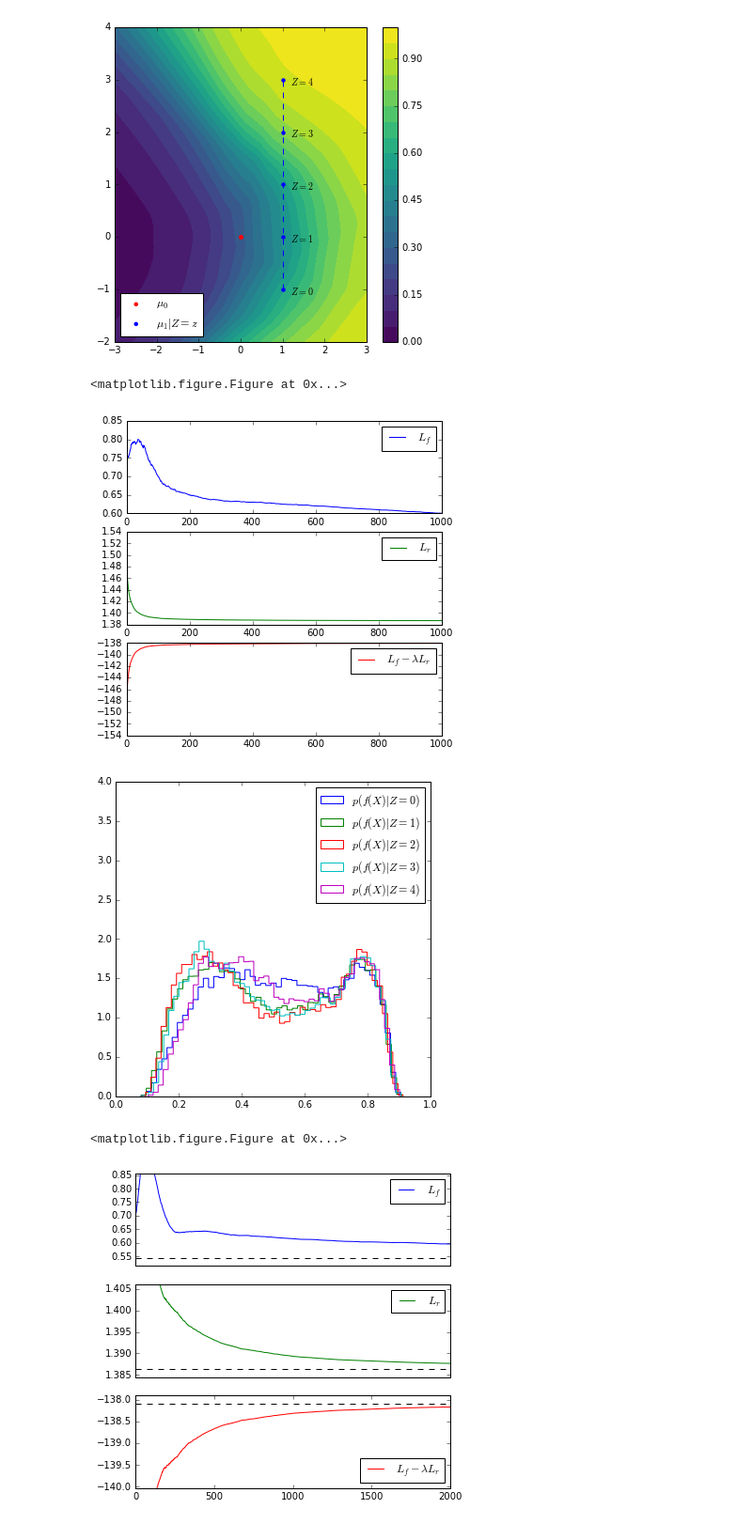
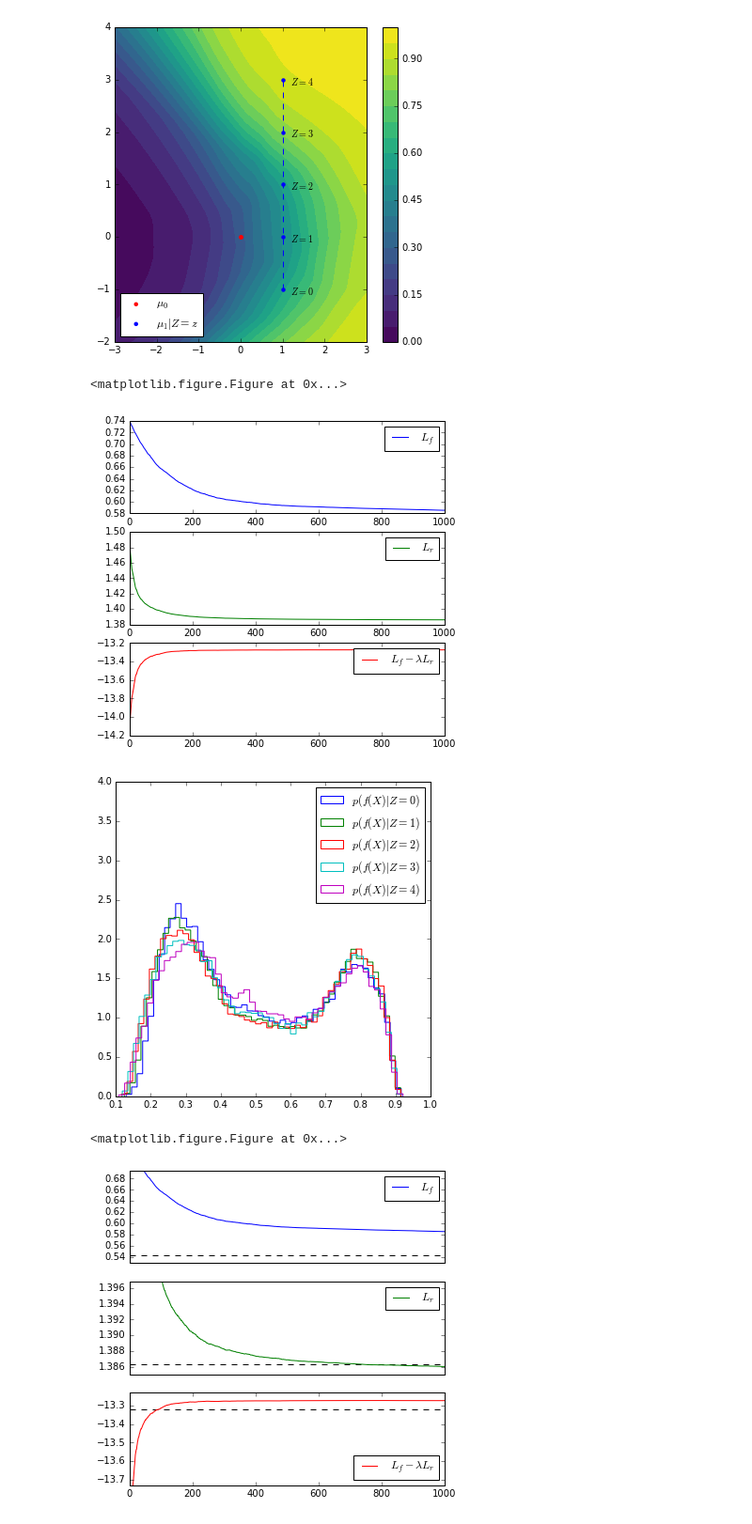
Before and after one commit to glouppe/paper-learning-to-pivot, a Jupyter notebook: code/Toy.ipynb, the cells around one changed output. Shown at 94% size. Cells and saved outputs as stored; diff of their text form; code cells hidden in the pictures.

```diff
--- a/code/Toy.ipynb
+++ b/code/Toy.ipynb
@@ -531,7 +531,7 @@ from keras.optimizers import SGD
 import keras.backend as K
 import theano.tensor as T
 
-lam = 100.0
+lam = 10.0
 
 def make_loss_D(c):
     def loss_D(y_true, y_pred):
@@ -743,12 +743,12 @@ for i in range(1001):
     D.trainable = False
     R.trainable = True
 
-    for j in range(5):
+    for j in range(1):
         indices = np.random.permutation(len(X_train))[:batch_size]
         DfR.train_on_batch(X_train[indices], z_train[indices])
 # %% [output]
 <matplotlib.figure.Figure at 0x...>
-[figure, old version]
+[figure, new version]
 # %%
 #D.load_weights("D.weights")
 # %%
@@ -759,10 +759,10 @@ plt.hist(1. - D.predict(make_X(50000, z=3)), bins=50, normed=1, histtype="step",
 plt.hist(1. - D.predict(make_X(50000, z=4)), bins=50, normed=1, histtype="step", label="$p(f(X)|Z=4)$")
 plt.legend(loc="best")
 plt.ylim(0,4)
-#plt.savefig("f-adversary.pdf")
+plt.savefig("f-adversary.pdf")
 plt.show()
 # %% [output]
-[figure, old version]
+[figure, new version]
 # %%
 def plot_losses_final(losses):
     display.clear_output(wait=True)
@@ -785,35 +785,35 @@ def plot_losses_final(losses):
 
     ax2 = plt.subplot(312, sharex=ax1)
     values = np.array(losses["L_r"]) / lam
     plt.plot(range(len(values)), values, label=r"$L_r$", color="green")
     plt.hlines(min_Lr, 0, n_iter, linestyles="dashed")
     low = min(min_Lr, values.min())
     high = max(min_Lr, values.max())
     high = high - (high-low) * 0.9
     low, high = low - (high-low)*0.1, high + (high-low)*0.1
     plt.ylim(low, high)
     plt.legend(loc="upper right")
 
     ax3 = plt.subplot(313)
     values = np.array(losses["L_f - L_r"])
     plt.plot(range(len(values)), values, label=r"$L_f - \lambda L_r$", color="red")
     plt.hlines(min_Lf - lam*min_Lr, 0, n_iter, linestyles="dashed")
     low = min(min_Lf - lam*min_Lr, values.min())
     high = max(min_Lf - lam*min_Lr, values.max())
-    low = low + (high-low) * 0.9
+    low = low + (high-low) * 0.5
     low, high = low - (high-low)*0.1, high + (high-low)*0.1
     plt.ylim(low, high)
     plt.xlim(0, n_iter)
     plt.legend(loc="lower right")
 
     plt.savefig("training.pdf")
 
     plt.show()
 
 plot_losses_final(losses)
 # %% [output]
 <matplotlib.figure.Figure at 0x...>
-[figure, old version]
+[figure, new version]
 # %%
 X_test = np.random.rand(25000, 2)
 X_test[:, 0] *= 10.
```
Also changed, not shown: parts of 6 cells of this notebook, 5 other files.
